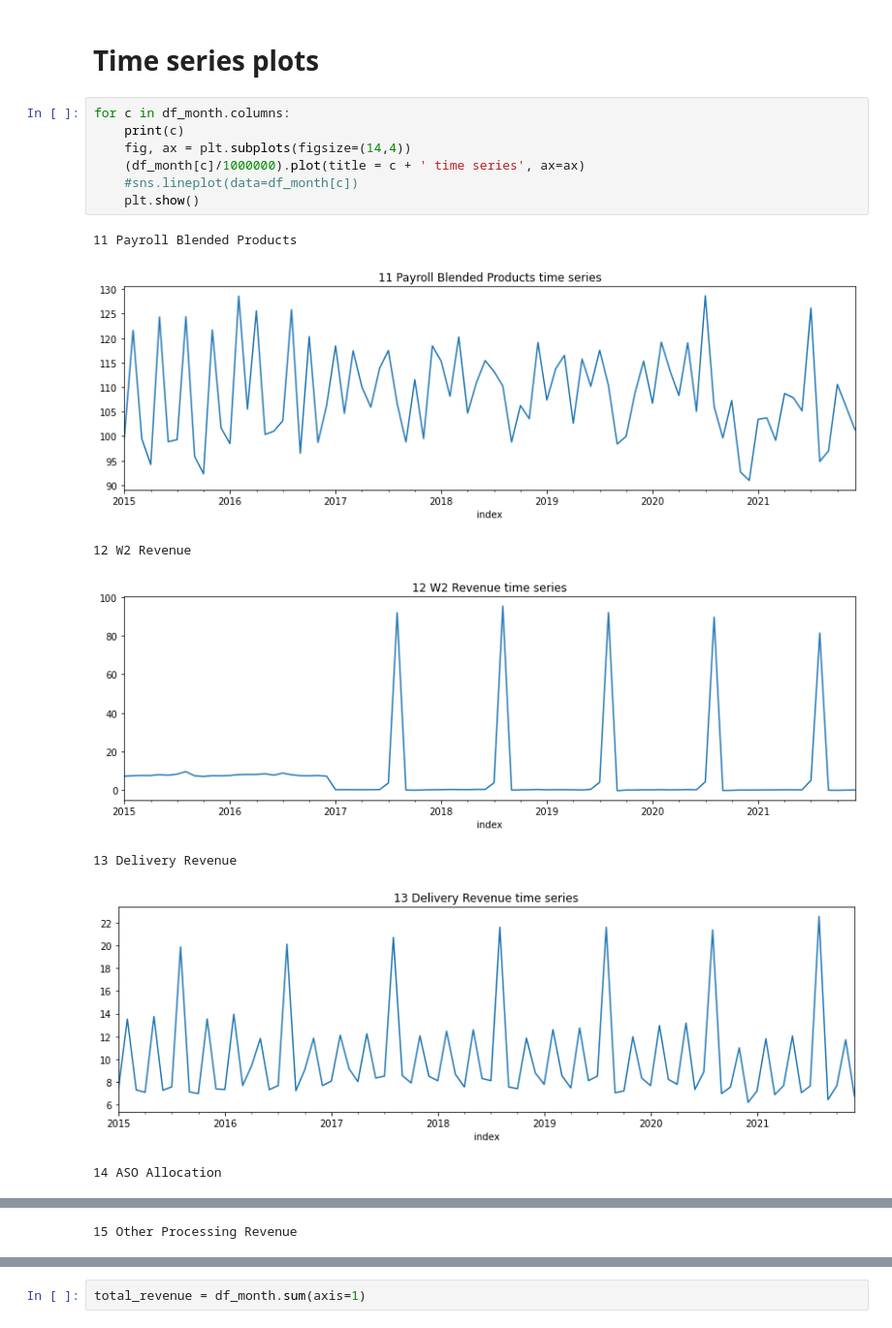
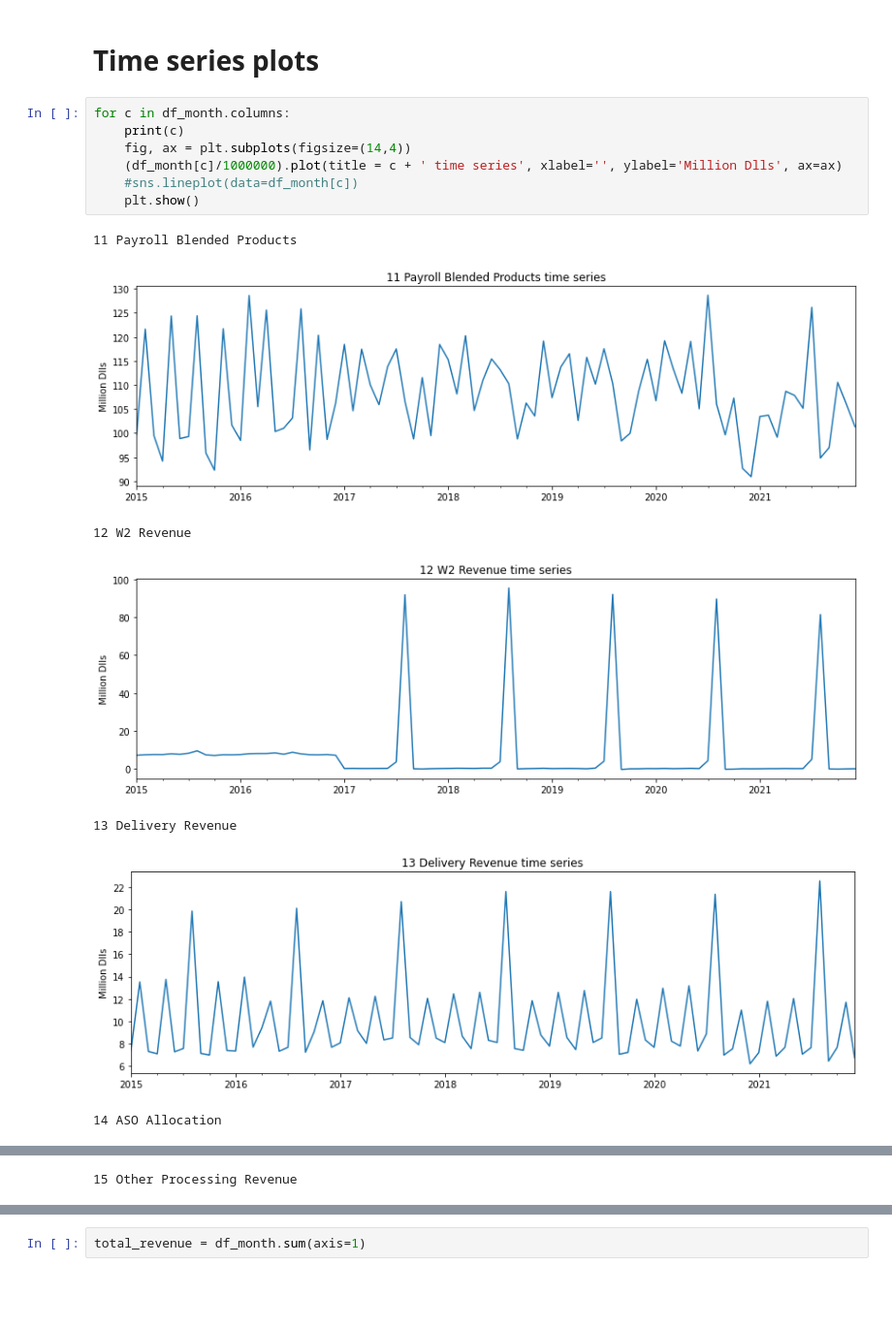
Before and after one commit to jluisjm/Paychex_revenue_forecast, a Jupyter notebook: notebooks/EDA.ipynb, the cells around one changed output, grey strips where cells are left out. Shown: that part at 97% size. Cells and saved outputs as stored; diff of their text form; blank space fills up the shorter version.

```diff
--- a/notebooks/EDA.ipynb
+++ b/notebooks/EDA.ipynb
@@ -71,15 +71,15 @@ df_month.describe()
 # %%
 for c in df_month.columns:
     print(c)
     fig, ax = plt.subplots(figsize=(14,4))
-    (df_month[c]/1000000).plot(title = c + ' time series', ax=ax)
+    (df_month[c]/1000000).plot(title = c + ' time series', xlabel='', ylabel='Million Dlls', ax=ax)
     #sns.lineplot(data=df_month[c])
     plt.show()
 # %% [output]
 11 Payroll Blended Products
-[figure, old version]
+[figure, new version]
 12 W2 Revenue
-[figure, old version]
+[figure, new version]
 13 Delivery Revenue
-[figure, old version]
+[figure, new version]
 14 ASO Allocation
```
Also changed, not shown: parts of 1 cell of this notebook.
